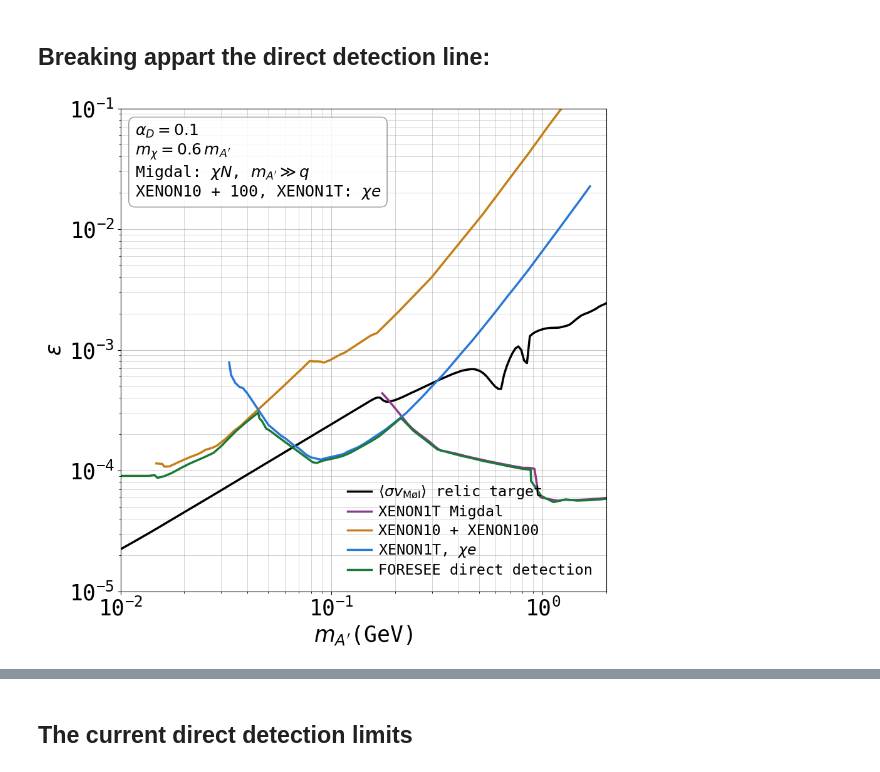
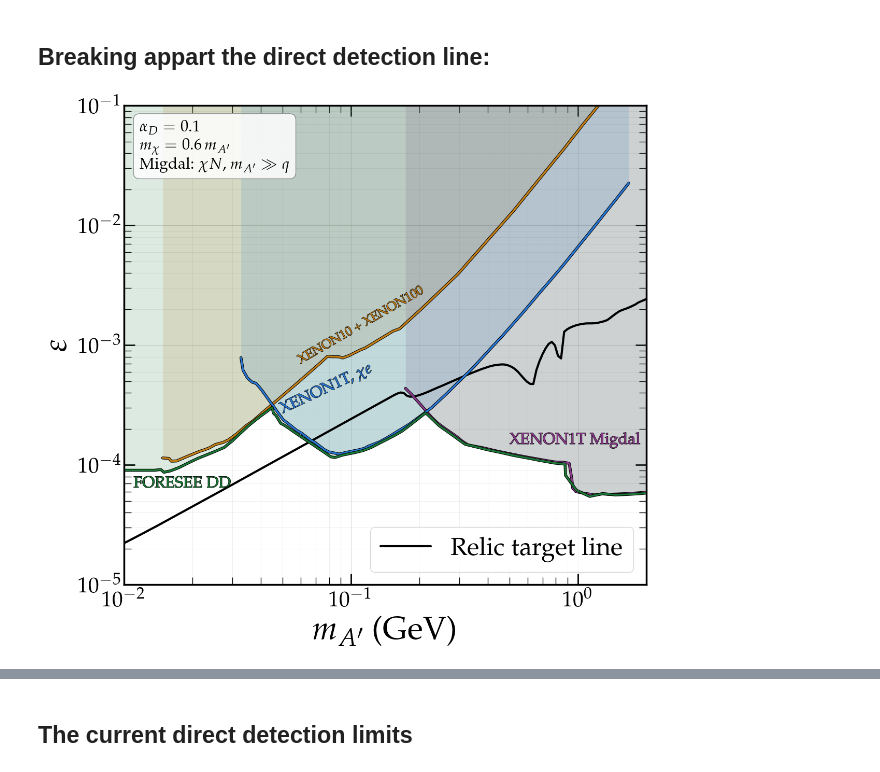
Before and after one commit to sgogoeg/bcgs_internship, a Jupyter notebook: Code/Direct_detection.ipynb, the cells around one changed output, grey strips where cells are left out. Saved outputs shown, nothing was run; the diff lists cells and outputs as text; code cells hidden in the pictures.

```diff
--- a/Code/Direct_detection.ipynb
+++ b/Code/Direct_detection.ipynb
@@ -620,92 +537,36 @@ plt.show()
 # %% [markdown]
 ## Breaking appart the direct detection line:
 # %%
-### The two DD_separate datasets that were reinterpreted for this model,
-### against the contour Kling drew from them. Both are read at epsilon = 1
-### and inverted, the Migdal one against the nucleon cross section and the
-### electron recoil one against sig_si_theo_elec, so what is being compared
-### is the reinterpretation itself: Kling's line is the same measurements
-### passed through his own.
+fig, ax = plt.subplots()
 
-# Creating a plot:
+SetupAxes(ax, ylim = (1e-5, 1e-1))
 
-fig, ax = plt.subplots(figsize=(10, 10))
+ax.plot(ma_relic_w, eps_relic_w, color = C_RELIC,
+        label = r"Relic target line")
 
-ax.set_xlabel(r"$m_{A'}$(GeV)")
-ax.set_ylabel(r"$\varepsilon$")
+PlotConstraint(ax, mlims_migdal, eplims_migdal, edgecolor = '#8c3a8c',
+               label = r"XENON1T Migdal", label_pos = [5e-1, 1.5e-4],
+               rotation = 0)
 
-# Log Axis
-ax.set_xscale('log')
-ax.set_yscale('log')
+PlotConstraint(ax, mlims_xe10and100, eplims_xe10and100, edgecolor = '#c47f17',
+               label = r"XENON10 + XENON100", label_pos = [6e-2, 7e-4],
+               fontsize = 18, rotation=30)
 
-# Major grid:
-ax.grid(True, which='major', linestyle='-', linewidth=0.75, alpha=0.75)
+PlotConstraint(ax, mlims_xe1t_e, eplims_xe1t_e, edgecolor = '#2a78d6',
+               label = r"XENON1T, $\chi e$", label_pos = [5e-2, 2.7e-4],
+               rotation=25)
 
-# Minor ticks and grid:
-ax.minorticks_on()
-ax.grid(True, which='minor', linestyle='-', linewidth=0.5, alpha=0.75)
+PlotConstraint(ax, ma_DD_kling_line, eps_DD_kling_line, edgecolor = C_KLING,
+               label = r"FORESEE DD", label_pos = [1.1e-2, 6.5e-5])
 
-ax.set_axisbelow(True) # Ensure grid is below data
+ParamBox(ax, [r"$\alpha_D = %g$" % alphaD,
+              r"$m_\chi = %g\, m_{A'}$" % mchi_over_ma,
+              r"Migdal: $\chi N$, $m_{A'} \gg q$"])
 
-# The relic target the limits are being set against.
-ax.plot(ma_relic_w, eps_relic_w, color = 'black', linewidth = 2.5,
-        label = r"$\left\langle \sigma v_{\rm M\o l} \right\rangle$ relic target")
+ax.legend(loc = 'lower right')
 
-# The nucleon reading, which lands on Kling's contour above 0.17 GeV.
-ax.plot(mlims_migdal, eplims_migdal, color = '#8c3a8c', linewidth = 2.5,
-        label = r"XENON1T Migdal")
-
-# The electron reading, which covers the masses below that but stays above
-# the contour everywhere, coming within 1.02 of it at m_A' = 0.037 GeV.
-ax.plot(mlims_xe10and100, eplims_xe10and100, color = '#c47f17',
-        linewidth = 2.5, label = r"XENON10 + XENON100")
-
-# The XENON1T electron recoil limit, the one dataset here that cuts into the
-# relic line, over m_A' = 0.067-0.317 GeV.
-ax.plot(mlims_xe1t_e, eplims_xe1t_e, color = '#2a78d6', linewidth = 2.5,
-        label = r"XENON1T, $\chi e$")
-
-ax.plot(ma_DD_kling_line, eps_DD_kling_line, color = '#1b7837',
-        linewidth = 2.5, label = r"FORESEE direct detection")
-
-ax.text(0.03, 0.97,
-        "\n".join([r"$\alpha_D = %g$" % alphaD,
-                   r"$m_\chi = %g\, m_{A'}$" % mchi_over_ma,
-                   r"Migdal: $\chi N$, $m_{A'} \gg q$",
-                   r"XENON10 + 100, XENON1T: $\chi e$"]),
-        transform = ax.transAxes, va = 'top', ha = 'left', fontsize = 18,
-        bbox = dict(boxstyle = 'round,pad=0.4', facecolor = 'white',
-                    edgecolor = '#7e7e7e', alpha = 0.85))
-
-# Setting a costumised legend:
-handles, labels = ax.get_legend_handles_labels() # get all legend items
-desired_order = range(len(handles))  # change the order of legend elements
-
-ax.legend(
-    [handles[i] for i in desired_order],
-    [labels[i] for i in desired_order],
-    loc = 'lower right',           # the lower right of the axes is empty
-    ncol = 1,                      # stacked, to keep it narrow
-    fontsize = 17,
-    labelspacing = 0.3,
-    handlelength = 1.6,
-    handletextpad = 0.5,
-    borderpad = 0.4,
-    frameon = False                # removes legend border
-)
-
-x_min = 1e-2
-x_max = 2e0
-
-y_min = 1e-5
-y_max = 1e-1
-
-ax.set_xbound(x_min, x_max)
-ax.set_ybound(y_min, y_max)
-
-# Save and show the figure:
-plt.savefig("figures/direct_detection_breakdown.pdf", bbox_inches='tight')
+#plt.savefig("figures/direct_detection_breakdown.pdf", bbox_inches='tight')
 plt.show()
 # %% [output]
-[figure, old version]
+[figure, new version]
 # %%
```
Also changed, not shown: parts of 20 cells of this notebook, 24 other files.
